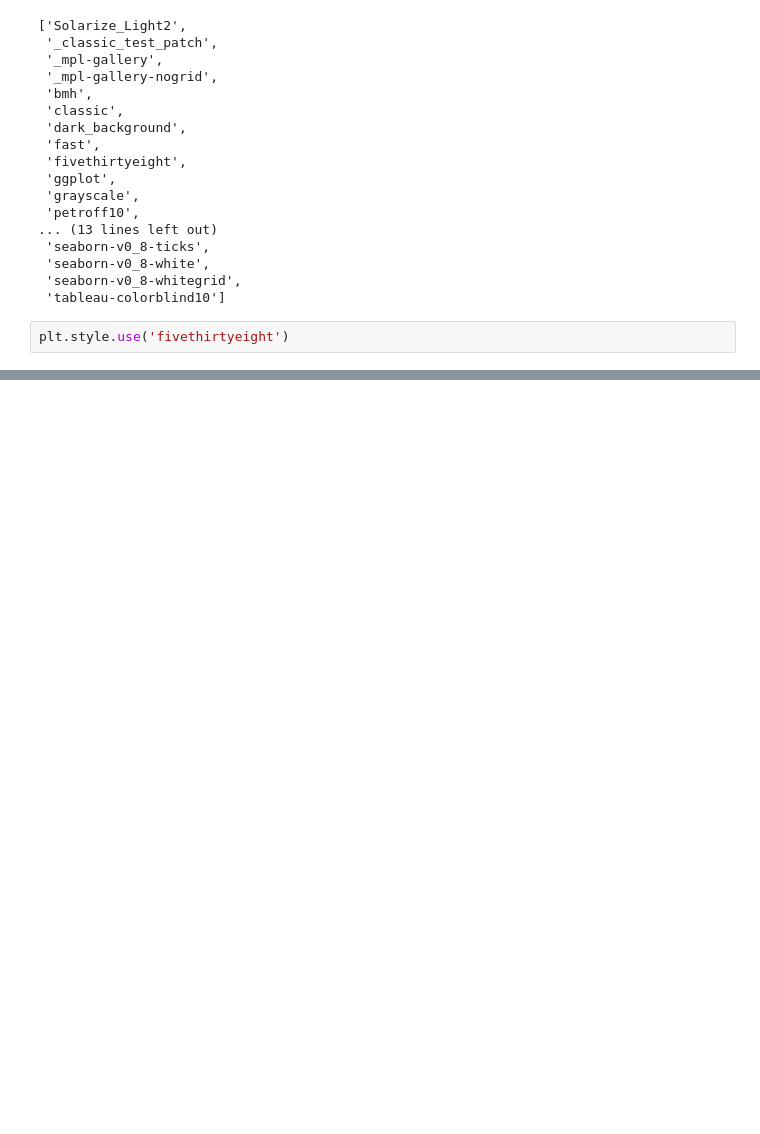
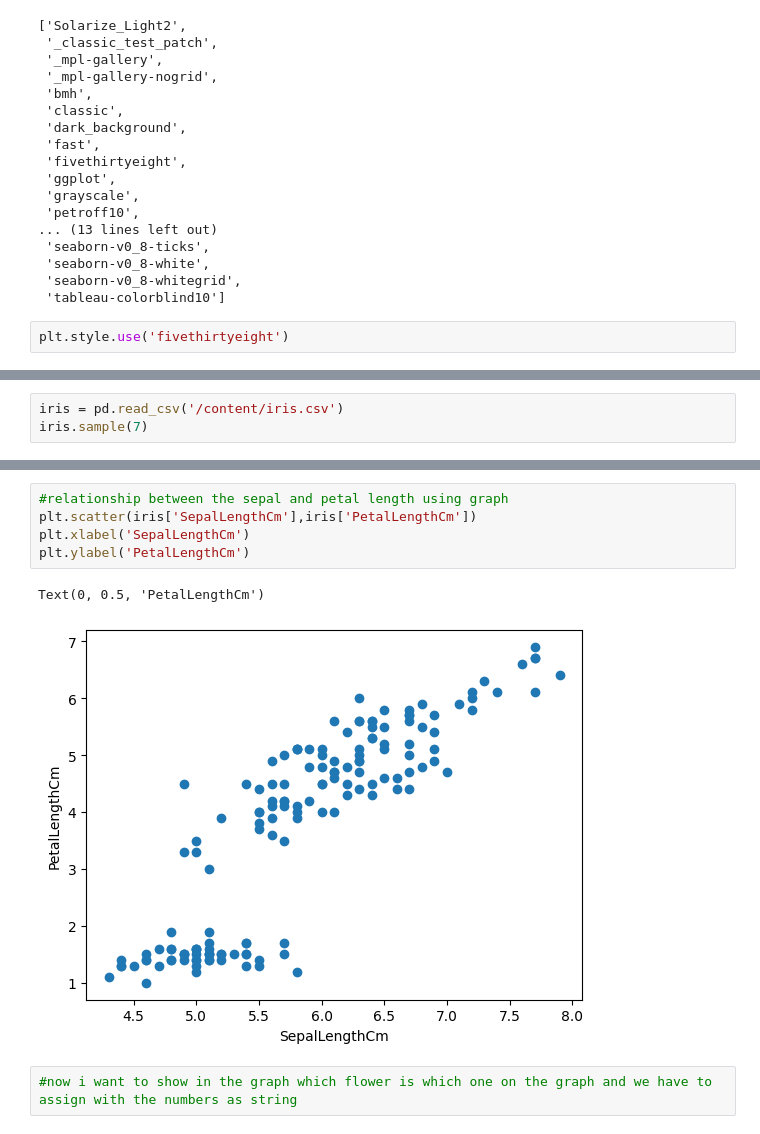
Before and after one commit to Vaidehi1005/MachineLearning, a Jupyter notebook: Matplotlib.ipynb, the cells around one changed output, grey strips where cells are left out. Cells and saved outputs as stored; diff of their text form; blank space fills up the shorter version.

```diff
--- a/Matplotlib.ipynb
+++ b/Matplotlib.ipynb
@@ -494,0 +501,3 @@ plt.style.use('fivethirtyeight')
+# %%
+iris = pd.read_csv('/content/iris.csv')
+iris.sample(7)
@@ -494,0 +513,10 @@ plt.style.use('fivethirtyeight')
+# %%
+#relationship between the sepal and petal length using graph
+plt.scatter(iris['SepalLengthCm'],iris['PetalLengthCm'])
+plt.xlabel('SepalLengthCm')
+plt.ylabel('PetalLengthCm')
+# %% [output]
+Text(0, 0.5, 'PetalLengthCm')
+[figure, added]
+# %%
+#now i want to show in the graph which flower is which one on the graph and we have to assign with the numbers as string
```
Also changed, not shown: parts of 3 cells of this notebook.
